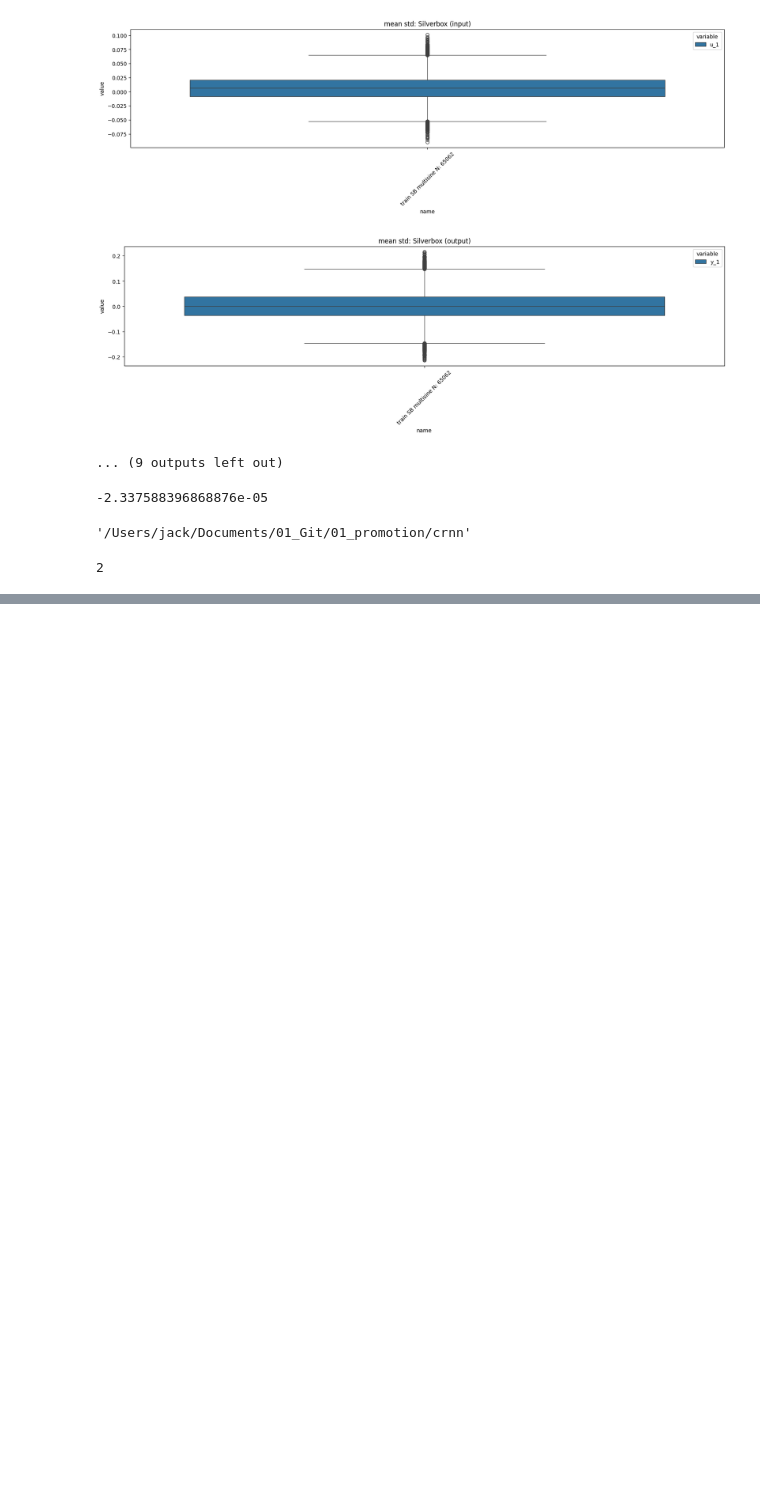
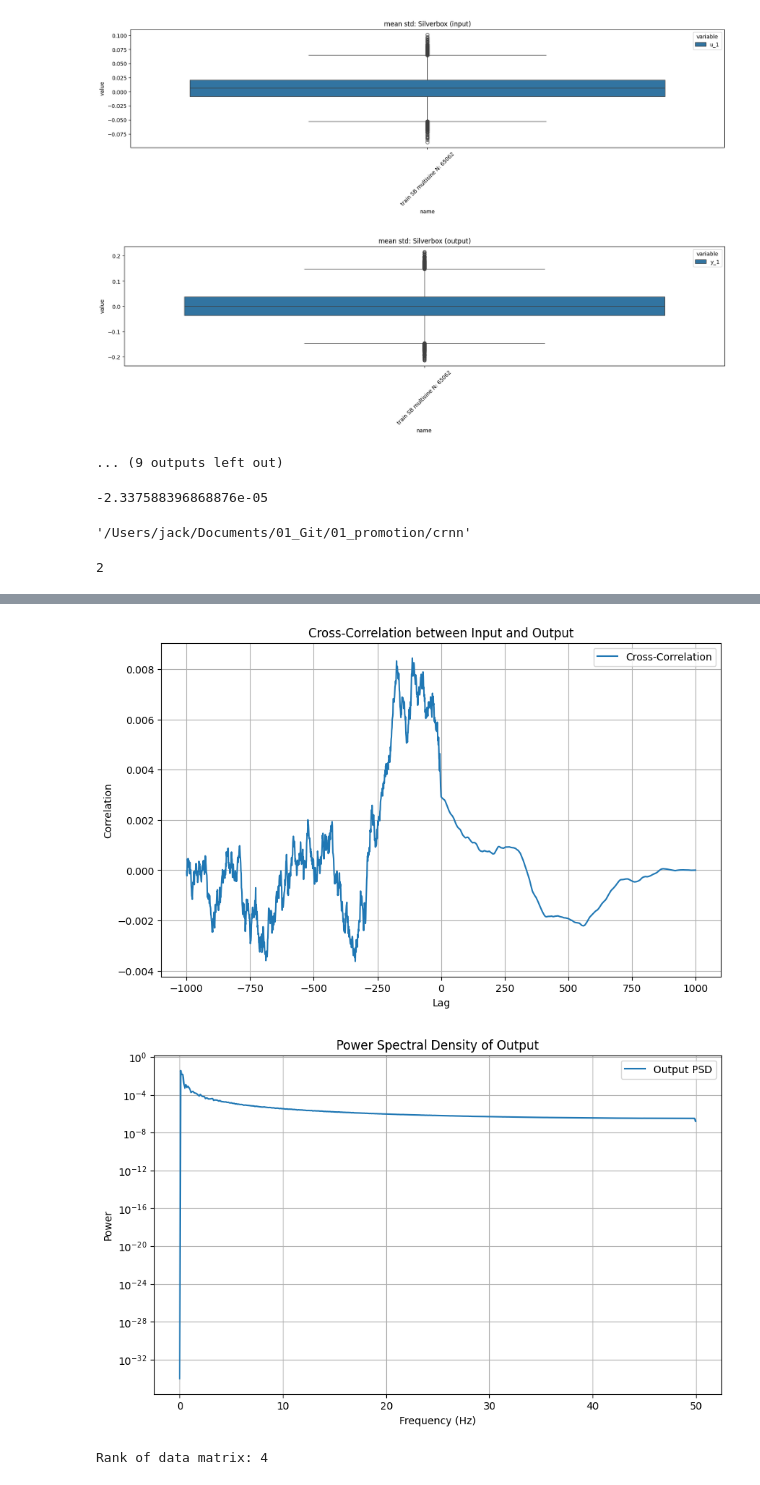
Before and after one commit to Dany-L/SecGen, a Jupyter notebook: scripts/notebooks/nonlinear_benchmars_test.ipynb, the cells around one changed output, grey strips where cells are left out. Cells and saved outputs as stored; diff of their text form; code cells hidden in the pictures; blank space fills up the shorter version.

```diff
--- a/scripts/notebooks/nonlinear_benchmars_test.ipynb
+++ b/scripts/notebooks/nonlinear_benchmars_test.ipynb
@@ -202,0 +261,48 @@ AttributeError: module 'scipy.signal' has no attribute 'skew'
+# %%
+import numpy as np
+import matplotlib.pyplot as plt
+from scipy.signal import correlate, periodogram
+
+# Generate input-output data (example: linear system)
+N = 1000  # Number of samples
+t = np.linspace(0, 10, N)
+u = np.random.normal(0, 1, N)  # White noise input
+G = signal.TransferFunction([1], [1, 0.5, 1])  # Example system
+t, y, _ = signal.lsim(G, U=u, T=t)  # Simulate output
+
+# Compute cross-correlation
+cross_corr = correlate(u, y, mode='full') / N
+lags = np.arange(-N + 1, N)
+
+# Plot cross-correlation
+plt.figure(figsize=(10, 6))
+plt.plot(lags, cross_corr, label="Cross-Correlation")
+plt.title("Cross-Correlation between Input and Output")
+plt.xlabel("Lag")
+plt.ylabel("Correlation")
+plt.grid()
+plt.legend()
+plt.show()
+
+# Compute Power Spectral Density (PSD) of output
+f, PSD = periodogram(y, fs=1/(t[1]-t[0]))
+
+# Plot PSD
+plt.figure(figsize=(10, 6))
+plt.semilogy(f, PSD, label="Output PSD")
+plt.title("Power Spectral Density of Output")
+plt.xlabel("Frequency (Hz)")
+plt.ylabel("Power")
+plt.grid()
+plt.legend()
+plt.show()
+
+# Check rank of data matrix (for ARX model)
+n = 2  # System order
+Phi = np.column_stack([-np.roll(y, i) for i in range(1, n+1)] + [np.roll(u, i) for i in range(1, n+1)])
+rank = np.linalg.matrix_rank(Phi)
+print(f"Rank of data matrix: {rank}")
+# %% [output]
+[figure, added]
+[figure, added]
+Rank of data matrix: 4
```
Also changed, not shown: parts of 2 cells of this notebook, 3 other files.
